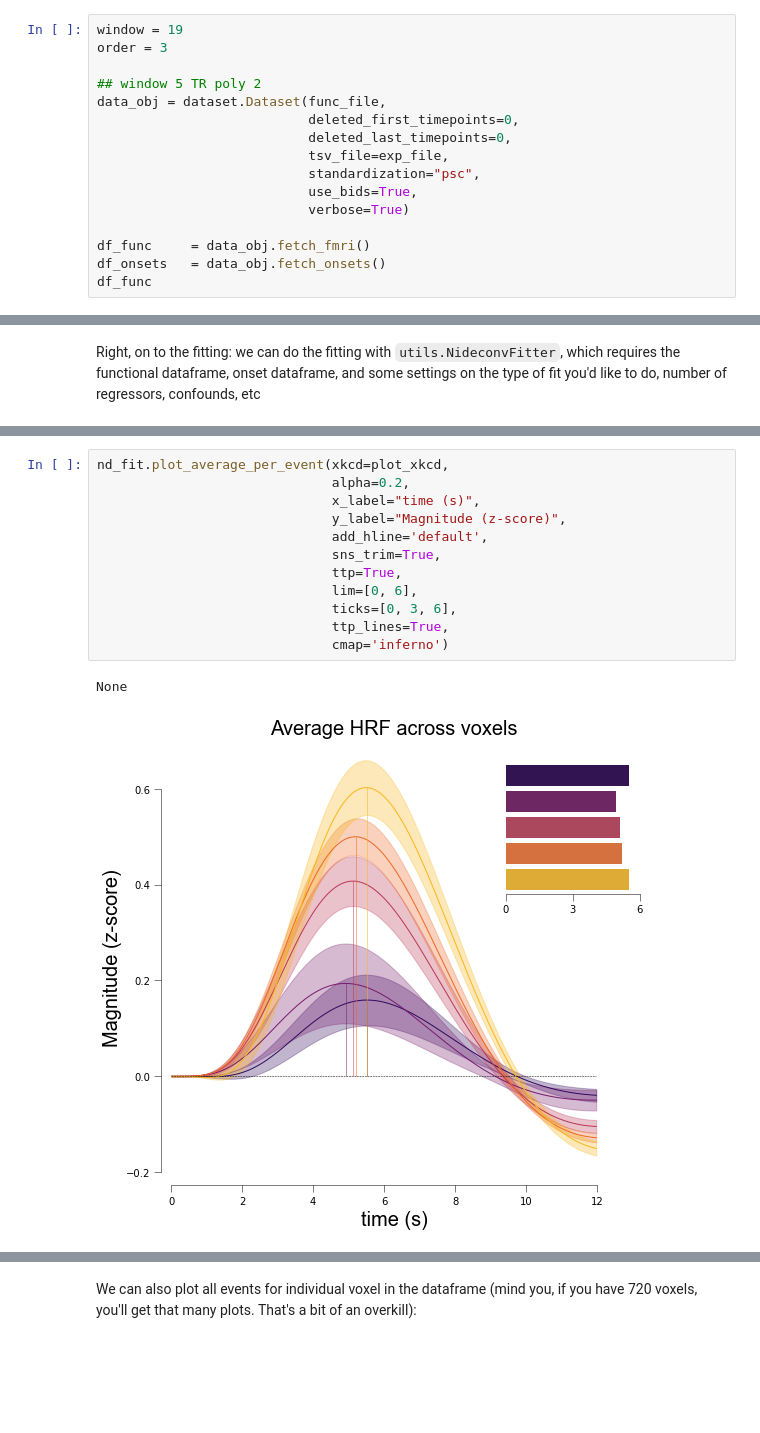
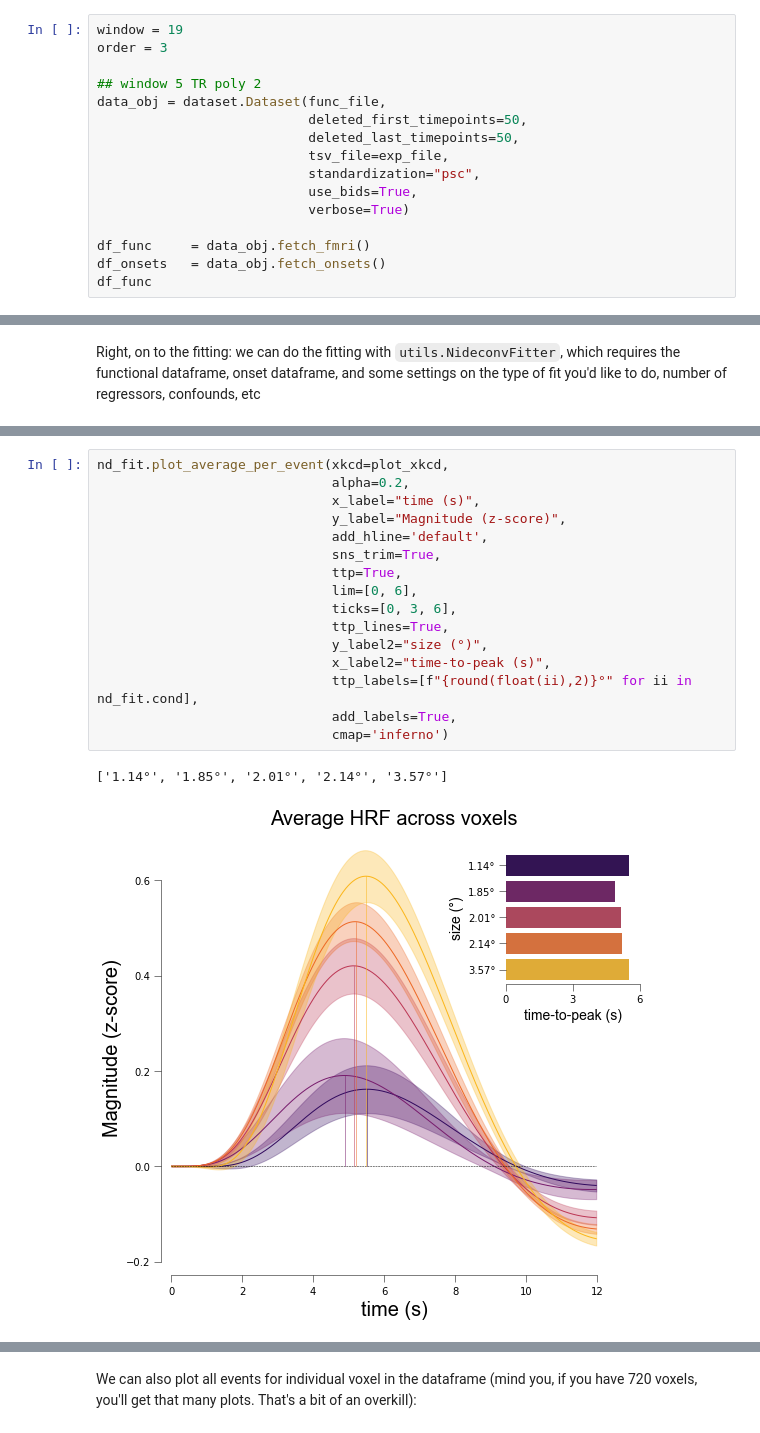
Before and after one commit to gjheij/linescanning, a Jupyter notebook: doc/source/examples/nideconv.ipynb, the cells around one changed output, grey strips where cells are left out. Saved outputs shown, nothing was run; the diff lists cells and outputs as text; blank space fills up the shorter version.

```diff
--- a/doc/source/examples/nideconv.ipynb
+++ b/doc/source/examples/nideconv.ipynb
@@ -46,8 +49,8 @@ order = 3
 
 ## window 5 TR poly 2
 data_obj = dataset.Dataset(func_file,
-                           deleted_first_timepoints=0,
-                           deleted_last_timepoints=0,
+                           deleted_first_timepoints=50,
+                           deleted_last_timepoints=50,
                            tsv_file=exp_file,
                            standardization="psc",
                            use_bids=True,
@@ -184,15 +205,19 @@ With `plot_average_per_event`, we can plot the average response across the voxel
 # %%
 nd_fit.plot_average_per_event(xkcd=plot_xkcd,
                               alpha=0.2,
                               x_label="time (s)",
                               y_label="Magnitude (z-score)",
                               add_hline='default',
                               sns_trim=True,
                               ttp=True,
                               lim=[0, 6],
                               ticks=[0, 3, 6],
                               ttp_lines=True,
+                              y_label2="size (°)",
+                              x_label2="time-to-peak (s)",
+                              ttp_labels=[f"{round(float(ii),2)}°" for ii in nd_fit.cond],
+                              add_labels=True,
                               cmap='inferno')
 # %% [output]
-None
+['1.14°', '1.85°', '2.01°', '2.14°', '3.57°']
-[figure, old version]
+[figure, new version]
```
Also changed, not shown: parts of 12 cells of this notebook.
